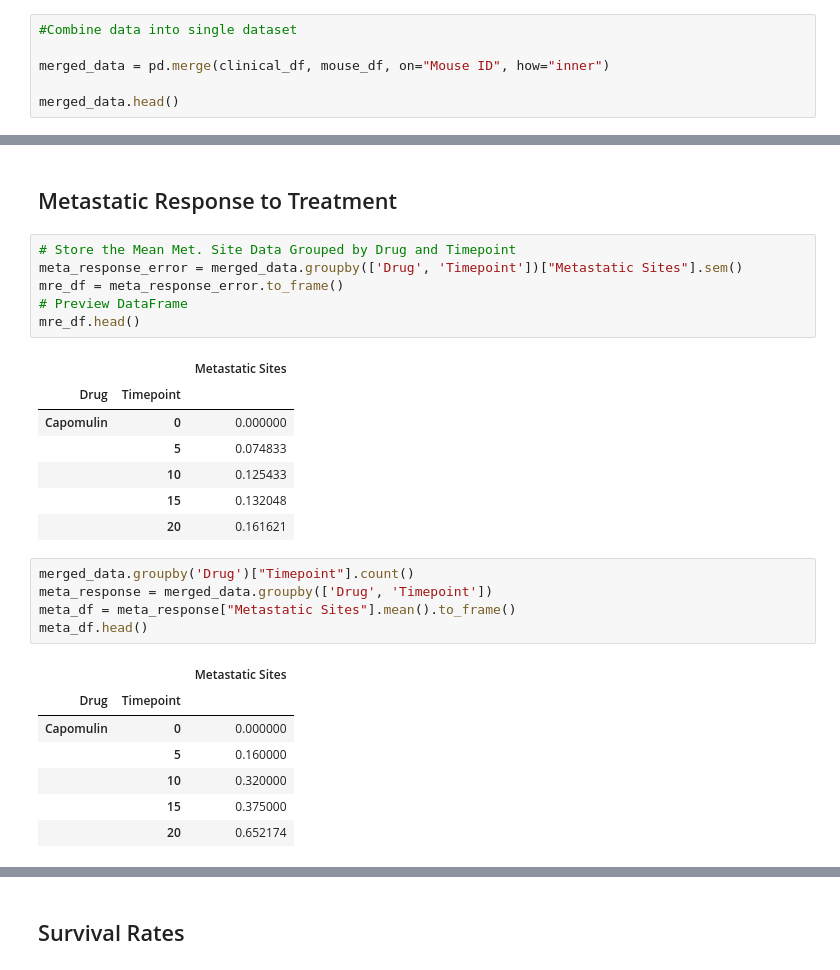
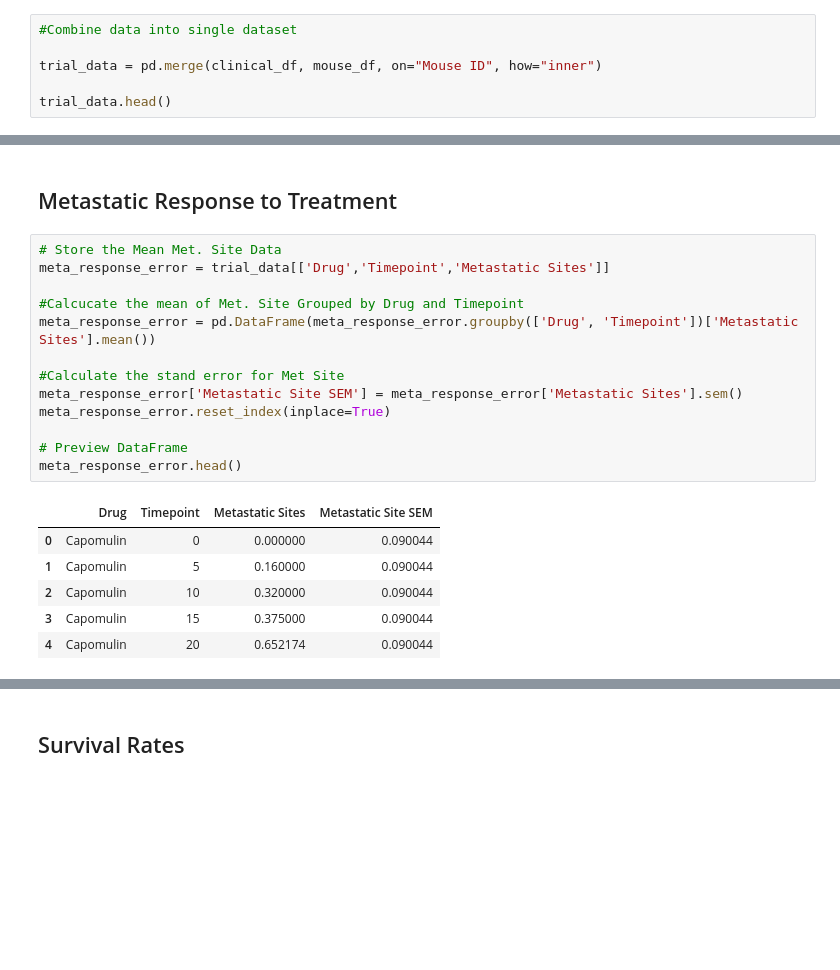
Before and after one commit to bshub6/matplotlib-challenge, a Jupyter notebook: pymaceuticals_starter.ipynb, the cells around one changed output, grey strips where cells are left out. Saved outputs shown, nothing was run; the diff lists cells and outputs as text; blank space fills up the shorter version.

```diff
--- a/pymaceuticals_starter.ipynb
+++ b/pymaceuticals_starter.ipynb
@@ -46,9 +52,9 @@ mouse_df.head()
 # %%
 #Combine data into single dataset
 
-merged_data = pd.merge(clinical_df, mouse_df, on="Mouse ID", how="inner")
+trial_data = pd.merge(clinical_df, mouse_df, on="Mouse ID", how="inner")
 
-merged_data.head()
+trial_data.head()
 # %% [output]
 |  | Mouse ID | Timepoint | Tumor Volume (mm3) | Metastatic Sites | Drug |
 | 0 | b128 | 0 | 45.000000 | 0 | Capomulin |
@@ -140,30 +167,23 @@ plt.show()
 # %% [markdown]
 ## Metastatic Response to Treatment
 # %%
-# Store the Mean Met. Site Data Grouped by Drug and Timepoint
-meta_response_error = merged_data.groupby(['Drug', 'Timepoint'])["Metastatic Sites"].sem()
-mre_df = meta_response_error.to_frame()
+# Store the Mean Met. Site Data
+meta_response_error = trial_data[['Drug','Timepoint','Metastatic Sites']]
+
+#Calcucate the mean of Met. Site Grouped by Drug and Timepoint
+meta_response_error = pd.DataFrame(meta_response_error.groupby(['Drug', 'Timepoint'])['Metastatic Sites'].mean())
+
+#Calculate the stand error for Met Site
+meta_response_error['Metastatic Site SEM'] = meta_response_error['Metastatic Sites'].sem()
+meta_response_error.reset_index(inplace=True)
+
 # Preview DataFrame
-mre_df.head()
+meta_response_error.head()
 # %% [output]
-|  |  | Metastatic Sites |
-| Drug | Timepoint |  |
-| Capomulin | 0 | 0.000000 |
-|  | 5 | 0.074833 |
-|  | 10 | 0.125433 |
-|  | 15 | 0.132048 |
-|  | 20 | 0.161621 |
+|  | Drug | Timepoint | Metastatic Sites | Metastatic Site SEM |
+| 0 | Capomulin | 0 | 0.000000 | 0.090044 |
+| 1 | Capomulin | 5 | 0.160000 | 0.090044 |
+| 2 | Capomulin | 10 | 0.320000 | 0.090044 |
+| 3 | Capomulin | 15 | 0.375000 | 0.090044 |
+| 4 | Capomulin | 20 | 0.652174 | 0.090044 |
-# %%
-merged_data.groupby('Drug')["Timepoint"].count()
-meta_response = merged_data.groupby(['Drug', 'Timepoint'])
-meta_df = meta_response["Metastatic Sites"].mean().to_frame()
-meta_df.head()
-# %% [output]
-|  |  | Metastatic Sites |
-| Drug | Timepoint |  |
-| Capomulin | 0 | 0.000000 |
-|  | 5 | 0.160000 |
-|  | 10 | 0.320000 |
-|  | 15 | 0.375000 |
-|  | 20 | 0.652174 |
 # %%
```
Also changed, not shown: parts of 16 cells of this notebook.
